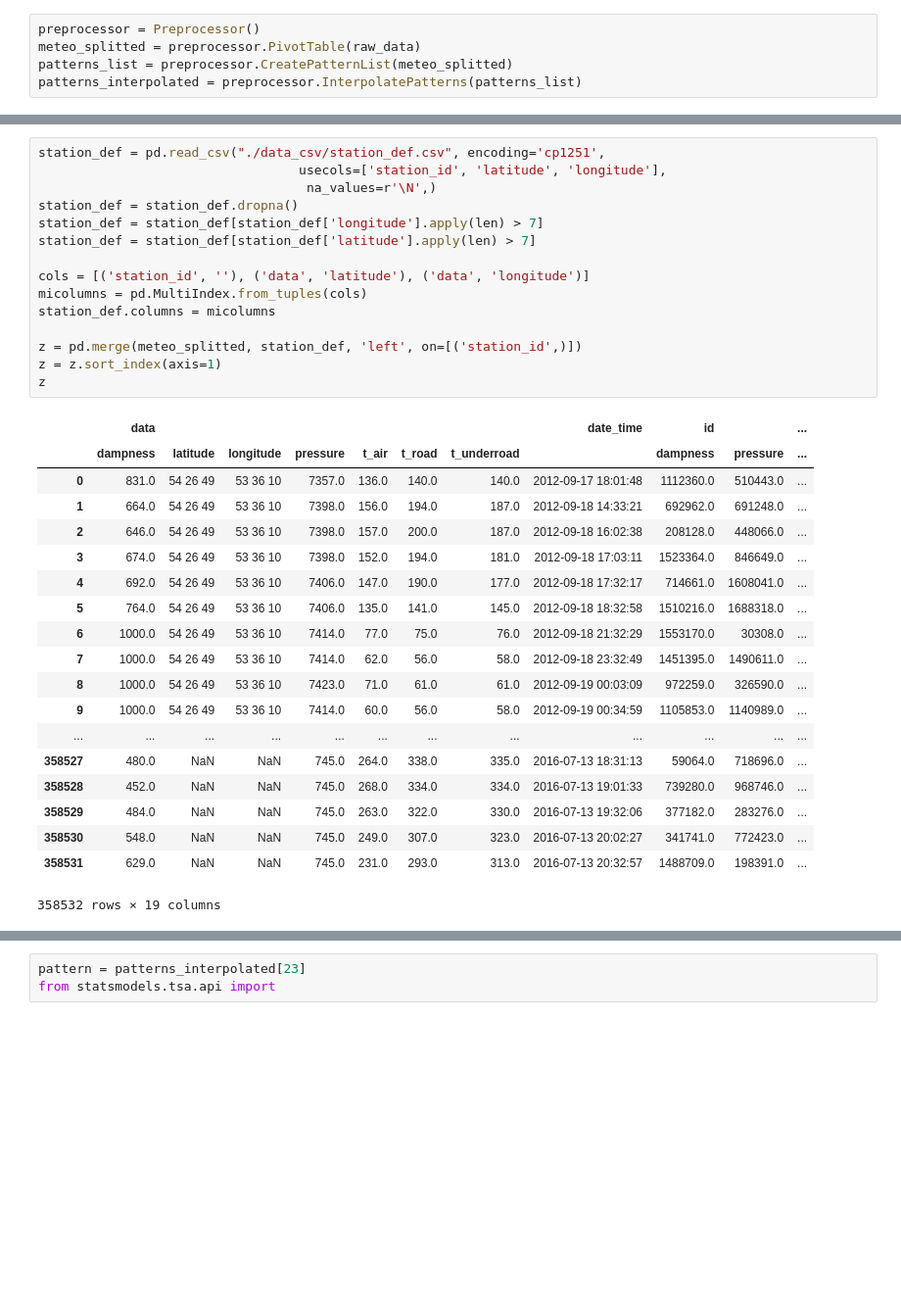
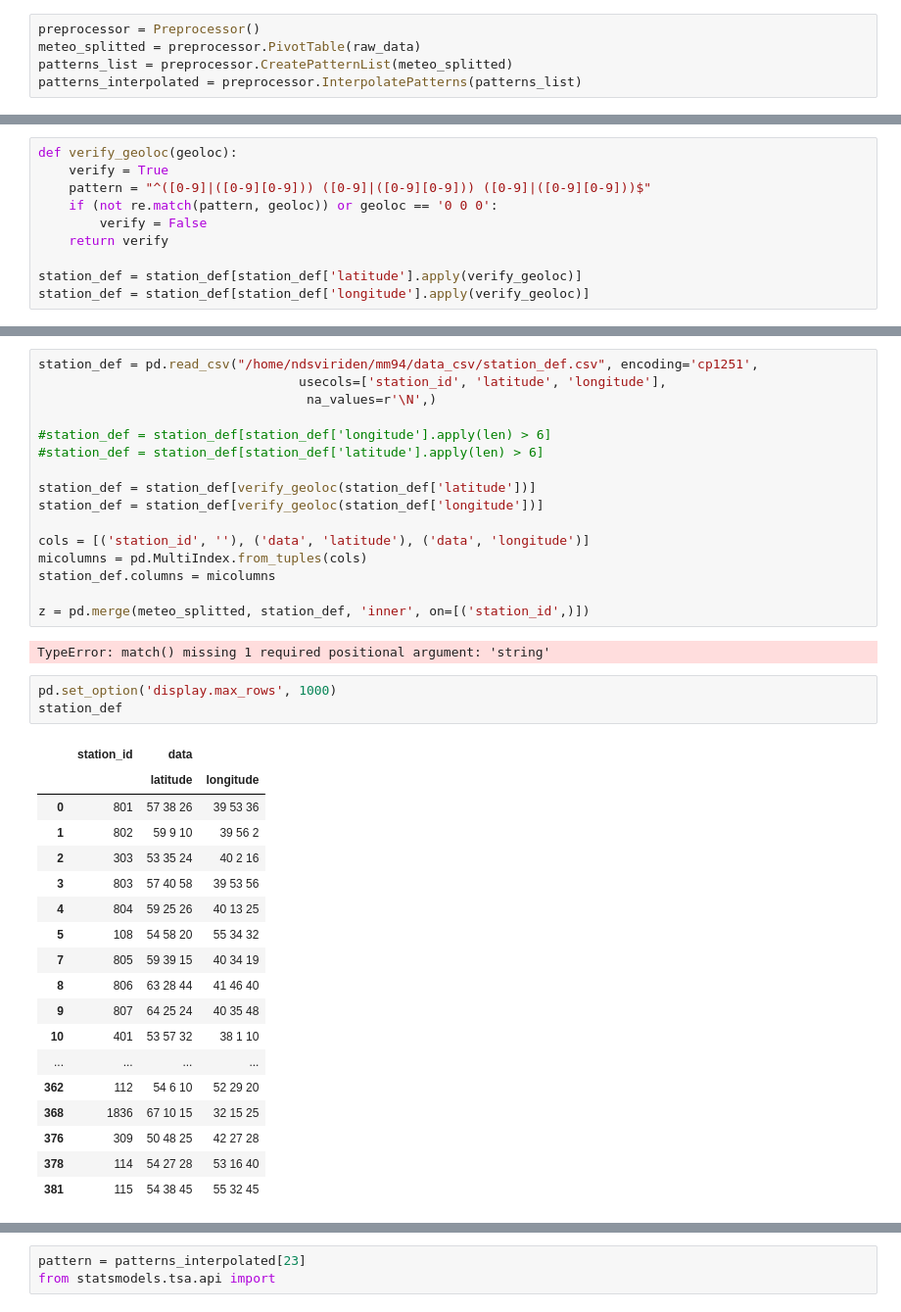
Before and after one commit to NdSv94/MinMax94, a Jupyter notebook: src/experiment.ipynb, the cells around one changed output, grey strips where cells are left out. Shown at 98% size. Saved outputs shown, nothing was run; the diff lists cells and outputs as text; blank space fills up the shorter version.

```diff
--- a/src/experiment.ipynb
+++ b/src/experiment.ipynb
@@ -85,0 +132,10 @@ def solar_angles(lat, lon, date_time):
+# %%
+def verify_geoloc(geoloc):
+    verify = True
+    pattern = "^([0-9]|([0-9][0-9])) ([0-9]|([0-9][0-9])) ([0-9]|([0-9][0-9]))$"
+    if (not re.match(pattern, geoloc)) or geoloc == '0 0 0':
+        verify = False
+    return verify
+
+station_def = station_def[station_def['latitude'].apply(verify_geoloc)]
+station_def = station_def[station_def['longitude'].apply(verify_geoloc)]
@@ -86,35 +195,40 @@ def solar_angles(lat, lon, date_time):
 # %%
-station_def = pd.read_csv("./data_csv/station_def.csv", encoding='cp1251',
+station_def = pd.read_csv("/home/ndsviriden/mm94/data_csv/station_def.csv", encoding='cp1251',
                                   usecols=['station_id', 'latitude', 'longitude'],
                                    na_values=r'\N',)
-station_def = station_def.dropna()
-station_def = station_def[station_def['longitude'].apply(len) > 7]
-station_def = station_def[station_def['latitude'].apply(len) > 7]
+
+#station_def = station_def[station_def['longitude'].apply(len) > 6]
+#station_def = station_def[station_def['latitude'].apply(len) > 6]
+
+station_def = station_def[verify_geoloc(station_def['latitude'])]
+station_def = station_def[verify_geoloc(station_def['longitude'])]
 
 cols = [('station_id', ''), ('data', 'latitude'), ('data', 'longitude')]
 micolumns = pd.MultiIndex.from_tuples(cols)
 station_def.columns = micolumns
 
-z = pd.merge(meteo_splitted, station_def, 'left', on=[('station_id',)])
-z = z.sort_index(axis=1)
-z
+z = pd.merge(meteo_splitted, station_def, 'inner', on=[('station_id',)])
 # %% [output]
-|  | data |  |  |  |  |  |  | date_time | id |  | ... |
-|  | dampness | latitude | longitude | pressure | t_air | t_road | t_underroad |  | dampness | pressure | ... |
-| 0 | 831.0 | 54 26 49 | 53 36 10 | 7357.0 | 136.0 | 140.0 | 140.0 | 2012-09-17 18:01:48 | 1112360.0 | 510443.0 | ... |
-| 1 | 664.0 | 54 26 49 | 53 36 10 | 7398.0 | 156.0 | 194.0 | 187.0 | 2012-09-18 14:33:21 | 692962.0 | 691248.0 | ... |
-| 2 | 646.0 | 54 26 49 | 53 36 10 | 7398.0 | 157.0 | 200.0 | 187.0 | 2012-09-18 16:02:38 | 208128.0 | 448066.0 | ... |
-| 3 | 674.0 | 54 26 49 | 53 36 10 | 7398.0 | 152.0 | 194.0 | 181.0 | 2012-09-18 17:03:11 | 1523364.0 | 846649.0 | ... |
-| 4 | 692.0 | 54 26 49 | 53 36 10 | 7406.0 | 147.0 | 190.0 | 177.0 | 2012-09-18 17:32:17 | 714661.0 | 1608041.0 | ... |
-| 5 | 764.0 | 54 26 49 | 53 36 10 | 7406.0 | 135.0 | 141.0 | 145.0 | 2012-09-18 18:32:58 | 1510216.0 | 1688318.0 | ... |
-| 6 | 1000.0 | 54 26 49 | 53 36 10 | 7414.0 | 77.0 | 75.0 | 76.0 | 2012-09-18 21:32:29 | 1553170.0 | 30308.0 | ... |
-| 7 | 1000.0 | 54 26 49 | 53 36 10 | 7414.0 | 62.0 | 56.0 | 58.0 | 2012-09-18 23:32:49 | 1451395.0 | 1490611.0 | ... |
-| 8 | 1000.0 | 54 26 49 | 53 36 10 | 7423.0 | 71.0 | 61.0 | 61.0 | 2012-09-19 00:03:09 | 972259.0 | 326590.0 | ... |
-| 9 | 1000.0 | 54 26 49 | 53 36 10 | 7414.0 | 60.0 | 56.0 | 58.0 | 2012-09-19 00:34:59 | 1105853.0 | 1140989.0 | ... |
-| ... | ... | ... | ... | ... | ... | ... | ... | ... | ... | ... | ... |
-| 358527 | 480.0 | NaN | NaN | 745.0 | 264.0 | 338.0 | 335.0 | 2016-07-13 18:31:13 | 59064.0 | 718696.0 | ... |
-| 358528 | 452.0 | NaN | NaN | 745.0 | 268.0 | 334.0 | 334.0 | 2016-07-13 19:01:33 | 739280.0 | 968746.0 | ... |
-| 358529 | 484.0 | NaN | NaN | 745.0 | 263.0 | 322.0 | 330.0 | 2016-07-13 19:32:06 | 377182.0 | 283276.0 | ... |
-| 358530 | 548.0 | NaN | NaN | 745.0 | 249.0 | 307.0 | 323.0 | 2016-07-13 20:02:27 | 341741.0 | 772423.0 | ... |
-| 358531 | 629.0 | NaN | NaN | 745.0 | 231.0 | 293.0 | 313.0 | 2016-07-13 20:32:57 | 1488709.0 | 198391.0 | ... |
-358532 rows × 19 columns
+TypeError: match() missing 1 required positional argument: 'string'
+# %%
+pd.set_option('display.max_rows', 1000)
+station_def
+# %% [output]
+|  | station_id | data |  |
+|  |  | latitude | longitude |
+| 0 | 801 | 57 38 26 | 39 53 36 |
+| 1 | 802 | 59 9 10 | 39 56 2 |
+| 2 | 303 | 53 35 24 | 40 2 16 |
+| 3 | 803 | 57 40 58 | 39 53 56 |
+| 4 | 804 | 59 25 26 | 40 13 25 |
+| 5 | 108 | 54 58 20 | 55 34 32 |
+| 7 | 805 | 59 39 15 | 40 34 19 |
+| 8 | 806 | 63 28 44 | 41 46 40 |
+| 9 | 807 | 64 25 24 | 40 35 48 |
+| 10 | 401 | 53 57 32 | 38 1 10 |
+| ... | ... | ... | ... |
+| 362 | 112 | 54 6 10 | 52 29 20 |
+| 368 | 1836 | 67 10 15 | 32 15 25 |
+| 376 | 309 | 50 48 25 | 42 27 28 |
+| 378 | 114 | 54 27 28 | 53 16 40 |
+| 381 | 115 | 54 38 45 | 55 32 45 |
```
Also changed, not shown: parts of 10 cells of this notebook, 1 other file.
